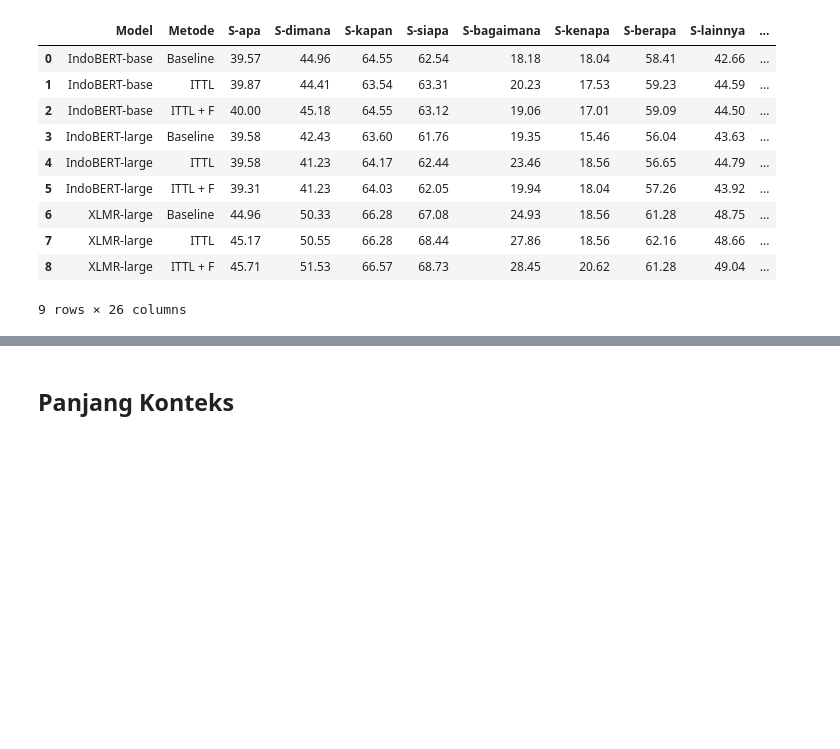
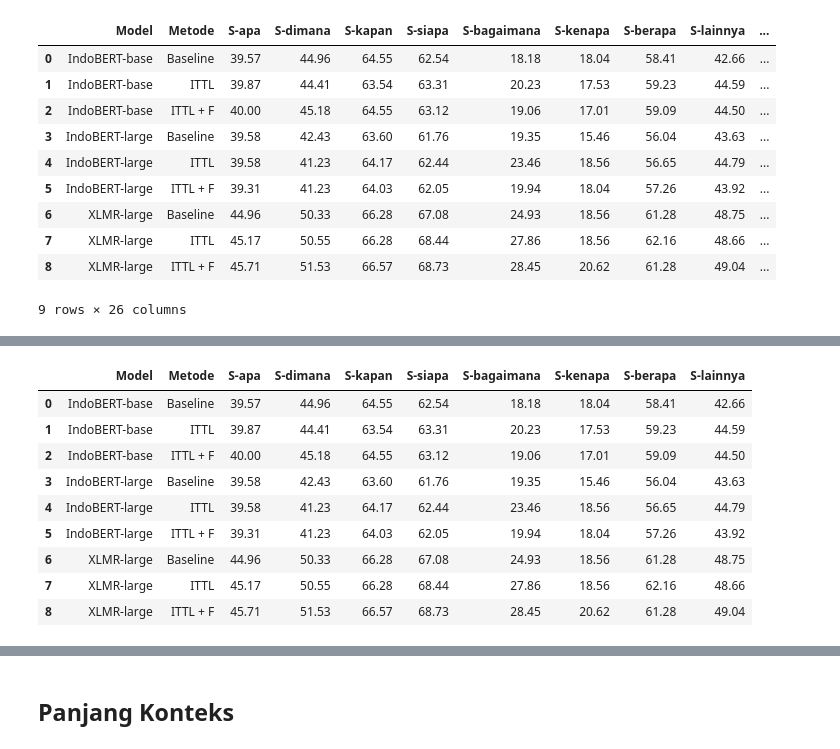
Before and after one commit to muhammadravi251001/qas-with-indonli, a Jupyter notebook: utilities/Scraping_for_Evaluation_&_Analysis.ipynb, the cells around one changed output, grey strips where cells are left out. Cells and saved outputs as stored; diff of their text form; code cells hidden in the pictures; blank space fills up the shorter version.

```diff
--- a/utilities/Scraping_for_Evaluation_&_Analysis.ipynb
+++ b/utilities/Scraping_for_Evaluation_&_Analysis.ipynb
@@ -468,3 +550,59 @@ IndoBERT-large & ITTL + F &  39.31 &     41.23 &    64.03 &    62.05 &        19
 | 7 | XLMR-large | ITTL | 45.17 | 50.55 | 66.28 | 68.44 | 27.86 | 18.56 | 62.16 | 48.66 | ... |
 | 8 | XLMR-large | ITTL + F | 45.71 | 51.53 | 66.57 | 68.73 | 28.45 | 20.62 | 61.28 | 49.04 | ... |
 9 rows × 26 columns
+# %%
+df_question_type = pd.DataFrame(
+    {
+    'Model': ["IndoBERT-base", "IndoBERT-base", "IndoBERT-base",
+              "IndoBERT-large", "IndoBERT-large", "IndoBERT-large",
+              "XLMR-large", "XLMR-large", "XLMR-large"],
+
+    'Metode': ["Baseline", "ITTL", "ITTL + F",
+               "Baseline", "ITTL", "ITTL + F",
+               "Baseline", "ITTL", "ITTL + F"],
+
+    'S-apa': [rf(lem_s_b, id_apa), rf(lem_s_i, id_apa), rf(lem_s_f, id_apa),
+             rf(nlu_s_b, id_apa), rf(nlu_s_i, id_apa), rf(nlu_s_f, id_apa),
+             rf(xlm_s_b, id_apa), rf(xlm_s_i, id_apa), rf(xlm_s_f, id_apa)],
+
+    'S-dimana': [rf(lem_s_b, id_dimana), rf(lem_s_i, id_dimana), rf(lem_s_f, id_dimana),
+            rf(nlu_s_b, id_dimana), rf(nlu_s_i, id_dimana), rf(nlu_s_f, id_dimana),
+            rf(xlm_s_b, id_dimana), rf(xlm_s_i, id_dimana), rf(xlm_s_f, id_dimana)],
+
+    'S-kapan': [rf(lem_s_b, id_kapan), rf(lem_s_i, id_kapan), rf(lem_s_f, id_kapan),
+            rf(nlu_s_b, id_kapan), rf(nlu_s_i, id_kapan), rf(nlu_s_f, id_kapan),
+            rf(xlm_s_b, id_kapan), rf(xlm_s_i, id_kapan), rf(xlm_s_f, id_kapan)],
+
+    'S-siapa': [rf(lem_s_b, id_siapa), rf(lem_s_i, id_siapa), rf(lem_s_f, id_siapa),
+            rf(nlu_s_b, id_siapa), rf(nlu_s_i, id_siapa), rf(nlu_s_f, id_siapa),
+            rf(xlm_s_b, id_siapa), rf(xlm_s_i, id_siapa), rf(xlm_s_f, id_siapa)],
+
+    'S-bagaimana': [rf(lem_s_b, id_bagaimana), rf(lem_s_i, id_bagaimana), rf(lem_s_f, id_bagaimana),
+            rf(nlu_s_b, id_bagaimana), rf(nlu_s_i, id_bagaimana), rf(nlu_s_f, id_bagaimana),
+            rf(xlm_s_b, id_bagaimana), rf(xlm_s_i, id_bagaimana), rf(xlm_s_f, id_bagaimana)],
+
+    'S-kenapa': [rf(lem_s_b, id_kenapa), rf(lem_s_i, id_kenapa), rf(lem_s_f, id_kenapa),
+            rf(nlu_s_b, id_kenapa), rf(nlu_s_i, id_kenapa), rf(nlu_s_f, id_kenapa),
+            rf(xlm_s_b, id_kenapa), rf(xlm_s_i, id_kenapa), rf(xlm_s_f, id_kenapa)],
+
+    'S-berapa': [rf(lem_s_b, id_berapa), rf(lem_s_i, id_berapa), rf(lem_s_f, id_berapa),
+            rf(nlu_s_b, id_berapa), rf(nlu_s_i, id_berapa), rf(nlu_s_f, id_berapa),
+            rf(xlm_s_b, id_berapa), rf(xlm_s_i, id_berapa), rf(xlm_s_f, id_berapa)],
+
+    'S-lainnya': [rf(lem_s_b, id_lainnya), rf(lem_s_i, id_lainnya), rf(lem_s_f, id_lainnya),
+            rf(nlu_s_b, id_lainnya), rf(nlu_s_i, id_lainnya), rf(nlu_s_f, id_lainnya),
+            rf(xlm_s_b, id_lainnya), rf(xlm_s_i, id_lainnya), rf(xlm_s_f, id_lainnya)],
+
+    },
+
+    columns=['Model', 'Metode',
+             'S-apa', 'S-dimana', 'S-kapan', 'S-siapa', 'S-bagaimana', 'S-kenapa', 'S-berapa', 'S-lainnya'
+             ]
+    )
+df_question_type.to_excel("df_question_type_ITTL.xlsx")
+print("Question Type")
+print(df_question_type.to_latex(index=False))
+print()
+
+df_question_type
+# %% [output]
@@ -470,0 +625,10 @@ IndoBERT-large & ITTL + F &  39.31 &     41.23 &    64.03 &    62.05 &        19
+|  | Model | Metode | S-apa | S-dimana | S-kapan | S-siapa | S-bagaimana | S-kenapa | S-berapa | S-lainnya |
+| 0 | IndoBERT-base | Baseline | 39.57 | 44.96 | 64.55 | 62.54 | 18.18 | 18.04 | 58.41 | 42.66 |
+| 1 | IndoBERT-base | ITTL | 39.87 | 44.41 | 63.54 | 63.31 | 20.23 | 17.53 | 59.23 | 44.59 |
+| 2 | IndoBERT-base | ITTL + F | 40.00 | 45.18 | 64.55 | 63.12 | 19.06 | 17.01 | 59.09 | 44.50 |
+| 3 | IndoBERT-large | Baseline | 39.58 | 42.43 | 63.60 | 61.76 | 19.35 | 15.46 | 56.04 | 43.63 |
+| 4 | IndoBERT-large | ITTL | 39.58 | 41.23 | 64.17 | 62.44 | 23.46 | 18.56 | 56.65 | 44.79 |
+| 5 | IndoBERT-large | ITTL + F | 39.31 | 41.23 | 64.03 | 62.05 | 19.94 | 18.04 | 57.26 | 43.92 |
+| 6 | XLMR-large | Baseline | 44.96 | 50.33 | 66.28 | 67.08 | 24.93 | 18.56 | 61.28 | 48.75 |
+| 7 | XLMR-large | ITTL | 45.17 | 50.55 | 66.28 | 68.44 | 27.86 | 18.56 | 62.16 | 48.66 |
+| 8 | XLMR-large | ITTL + F | 45.71 | 51.53 | 66.57 | 68.73 | 28.45 | 20.62 | 61.28 | 49.04 |
```
Also changed, not shown: parts of 45 cells of this notebook, 12 other files.
